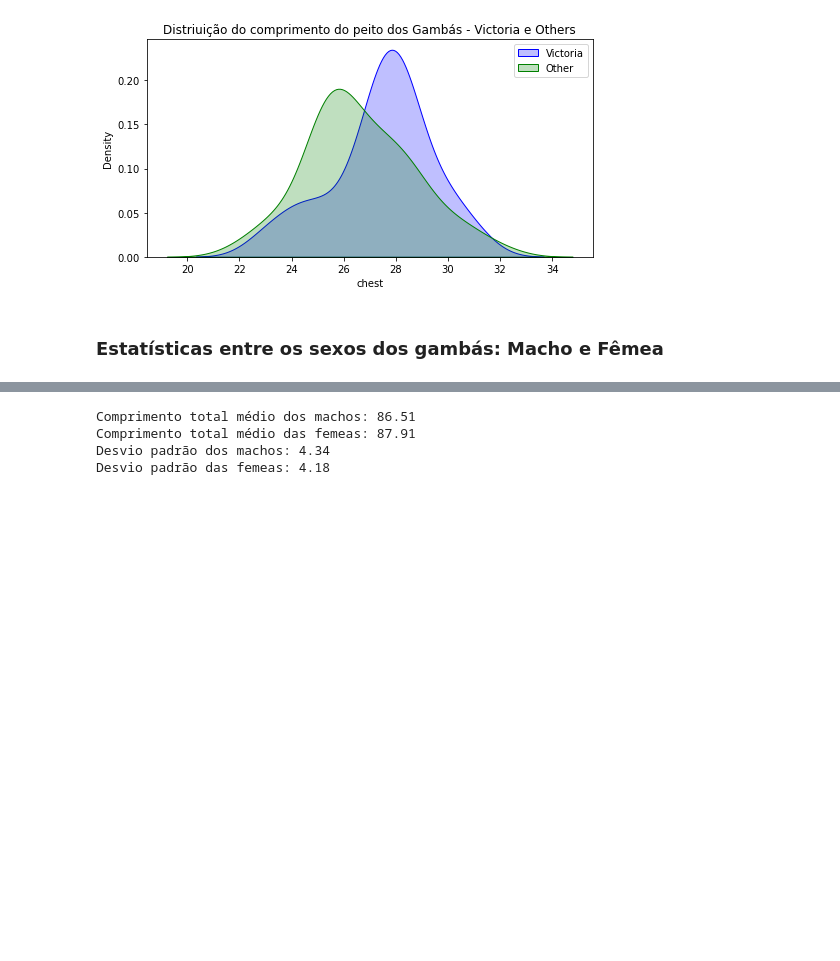
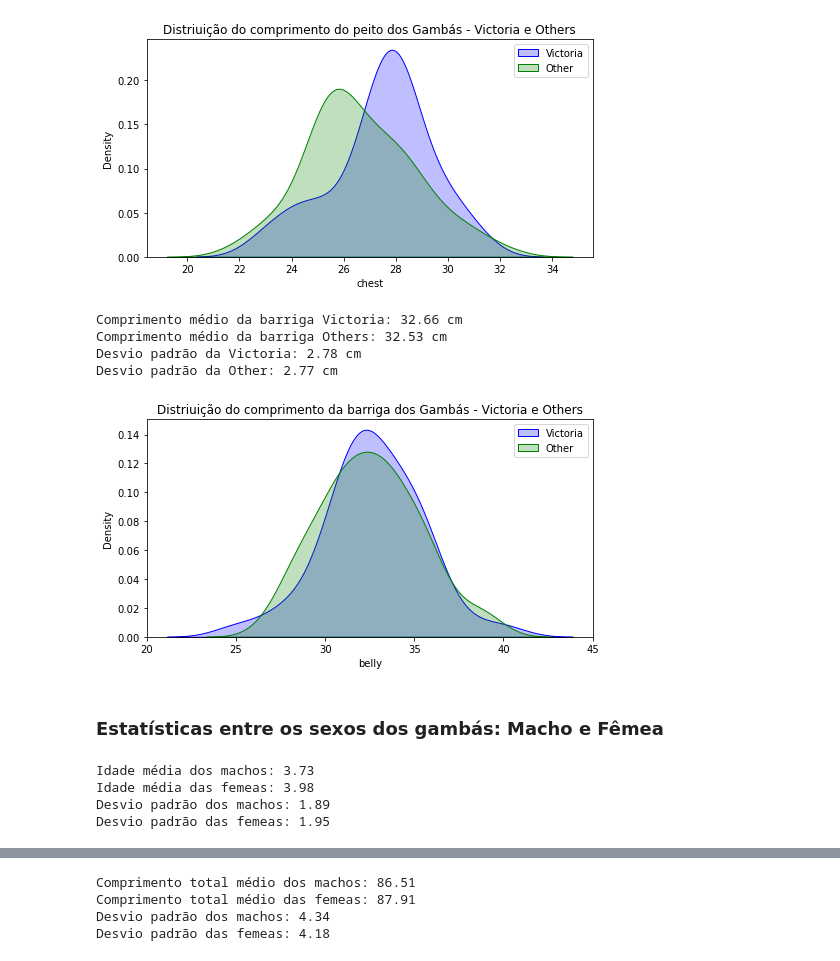
Before and after one commit to Gabrieleas10/kolmogorov-smirnov-test, a Jupyter notebook: ks_tests.ipynb, the cells around one changed output, grey strips where cells are left out. Saved outputs shown, nothing was run; the diff lists cells and outputs as text; code cells hidden in the pictures; blank space fills up the shorter version.

```diff
--- a/ks_tests.ipynb
+++ b/ks_tests.ipynb
@@ -278,5 +278,38 @@ plt.legend()
 plt.show()
 # %% [output]
 [figure]
+# %%
+### estatísticas do comprimento da barriga dos gambás de populações distintas ###
+print('Comprimento médio da barriga Victoria:',round(df_vic['belly'].mean(),2),'cm')
+print('Comprimento médio da barriga Others:',round(df_oth['belly'].mean(),2),'cm')
+print('Desvio padrão da Victoria:',round(df_vic['belly'].std(),2),'cm')
+print('Desvio padrão da Other:',round(df_oth['belly'].std(),2),'cm')
+# %% [output]
+Comprimento médio da barriga Victoria: 32.66 cm
+Comprimento médio da barriga Others: 32.53 cm
+Desvio padrão da Victoria: 2.78 cm
+Desvio padrão da Other: 2.77 cm
+# %%
+### plot da distribuição de frequencia ###
+plt.figure(figsize=(8,4))
+plt.title("Distriuição do comprimento da barriga dos Gambás - Victoria e Others")
+
+sns.kdeplot(df_vic['belly'], color='blue', shade=True, label='Victoria')
+sns.kdeplot(df_oth['belly'], color='green', shade=True, label='Other')
+plt.legend()
+plt.show()
+# %% [output]
+[figure, added]
 # %% [markdown]
 ### Estatísticas entre os sexos dos gambás: Macho e Fêmea
+# %%
+### estatísticas da idade dos gambás de sexos distintos ###
+print('Idade média dos machos:',round(df_m['age'].mean(),2))
+print('Idade média das femeas:',round(df_f['age'].mean(),2))
+print('Desvio padrão dos machos:',round(df_m['age'].std(),2))
+print('Desvio padrão das femeas:',round(df_f['age'].std(),2))
+# %% [output]
+Idade média dos machos: 3.73
+Idade média das femeas: 3.98
+Desvio padrão dos machos: 1.89
+Desvio padrão das femeas: 1.95
```
Also changed, not shown: parts of 23 cells of this notebook.
